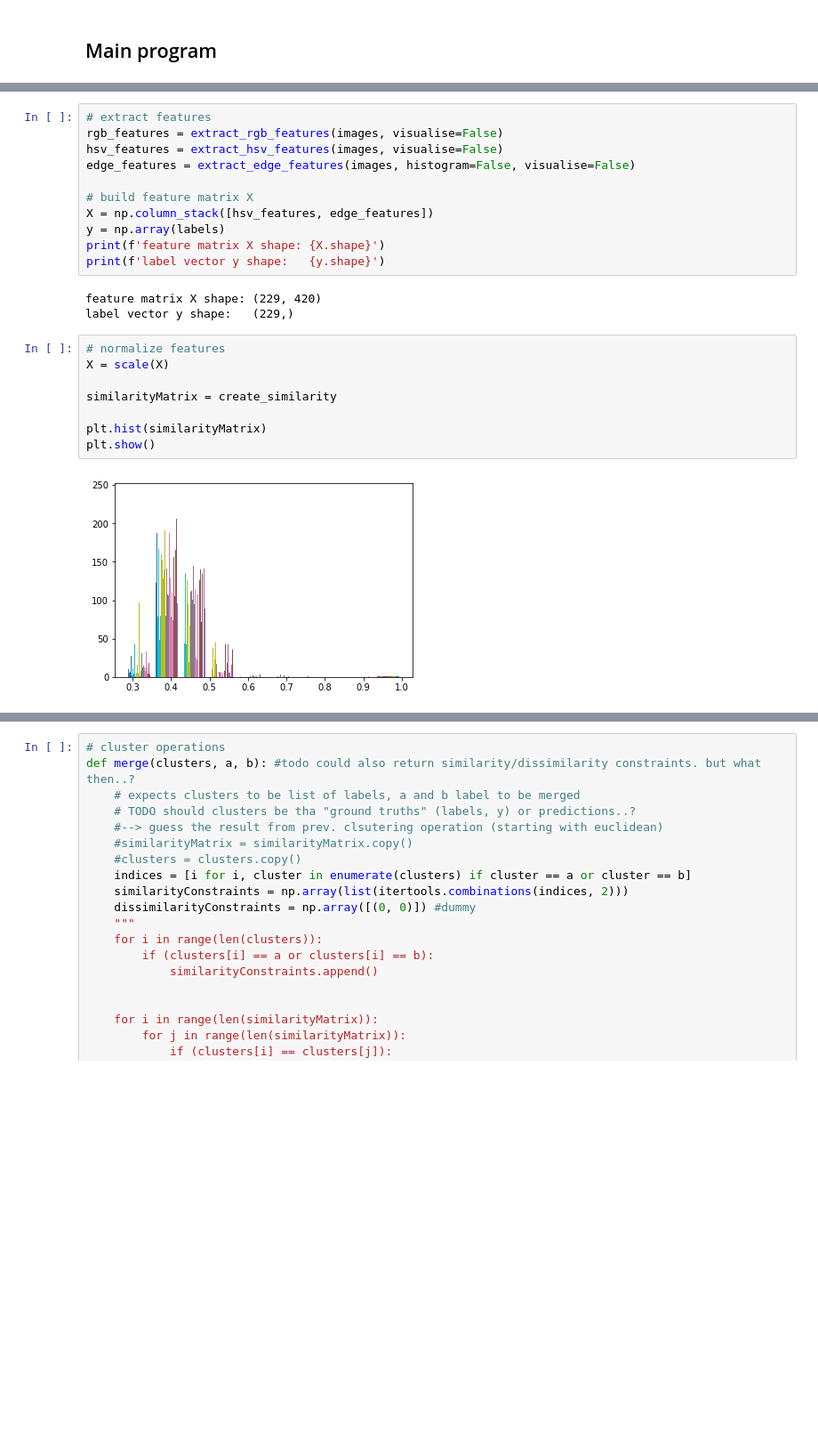
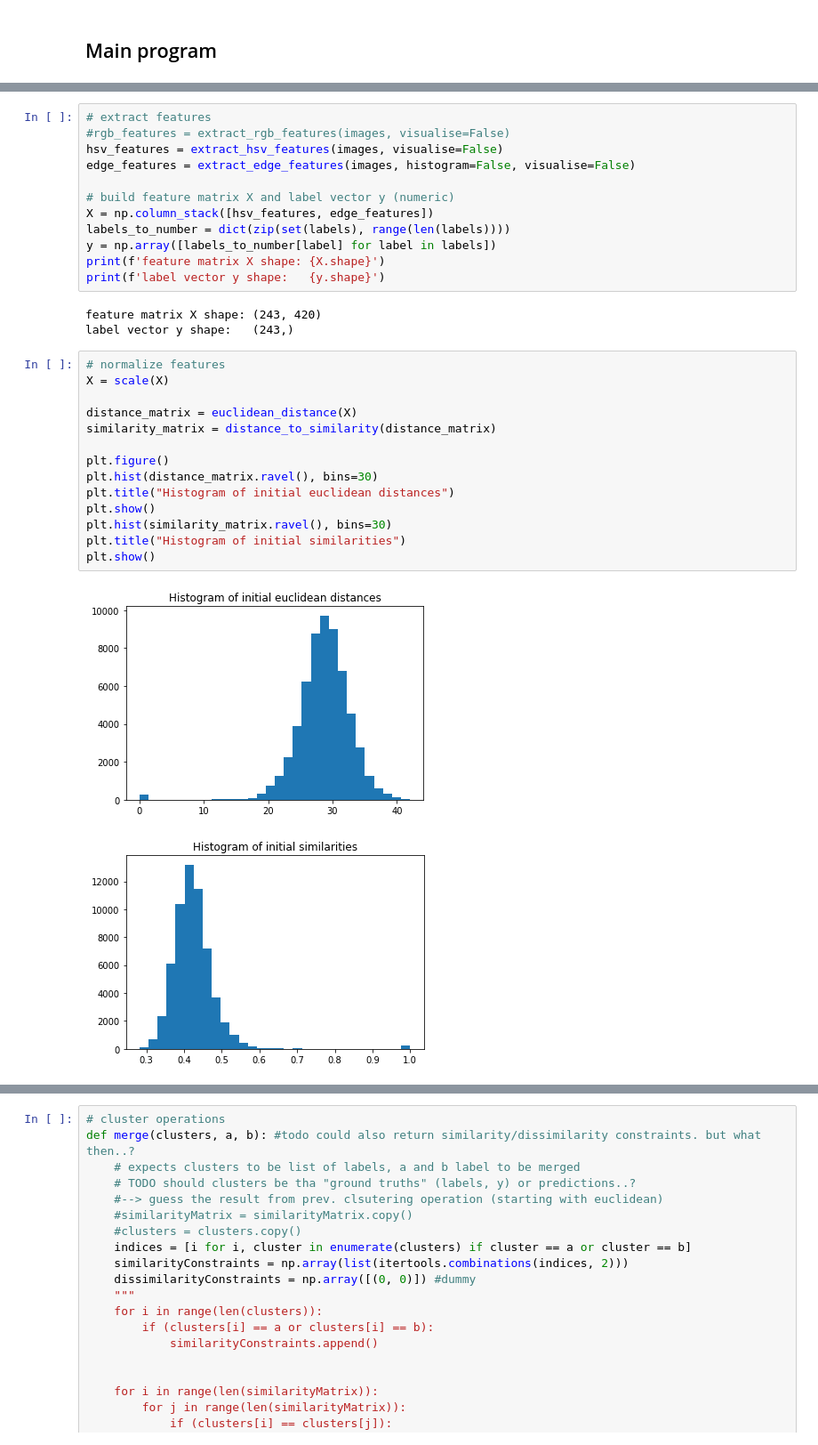
Before and after one commit to patricsteiner/image_clustering, a Jupyter notebook: intelligent_image_clustering.ipynb, the cells around one changed output, grey strips where cells are left out. Shown at 89% size. Drawn from its saved outputs; the diff is of its cells as text; blank space fills up the shorter version.

```diff
--- a/intelligent_image_clustering.ipynb
+++ b/intelligent_image_clustering.ipynb
@@ -191,27 +210,35 @@ prepared 229 images
 # %%
 # extract features
-rgb_features = extract_rgb_features(images, visualise=False)
+#rgb_features = extract_rgb_features(images, visualise=False)
 hsv_features = extract_hsv_features(images, visualise=False)
 edge_features = extract_edge_features(images, histogram=False, visualise=False)
 
-# build feature matrix X
+# build feature matrix X and label vector y (numeric)
 X = np.column_stack([hsv_features, edge_features])
-y = np.array(labels)
+labels_to_number = dict(zip(set(labels), range(len(labels))))
+y = np.array([labels_to_number[label] for label in labels])
 print(f'feature matrix X shape: {X.shape}')
 print(f'label vector y shape:   {y.shape}')
 # %% [output]
-feature matrix X shape: (229, 420)
-label vector y shape:   (229,)
+feature matrix X shape: (243, 420)
+label vector y shape:   (243,)
-# %%
-# normalize features
-X = scale(X)
-
-similarityMatrix = create_similarity
-
-plt.hist(similarityMatrix)
-plt.show()
-# %% [output]
-[figure, removed]
+# %%
+# normalize features
+X = scale(X)
+
+distance_matrix = euclidean_distance(X)
+similarity_matrix = distance_to_similarity(distance_matrix)
+
+plt.figure()
+plt.hist(distance_matrix.ravel(), bins=30)
+plt.title("Histogram of initial euclidean distances")
+plt.show()
+plt.hist(similarity_matrix.ravel(), bins=30)
+plt.title("Histogram of initial similarities")
+plt.show()
+# %% [output]
+[figure, added]
+[figure, added]
 # %%
 # cluster the images
 n_clusters = 12
```
Also changed, not shown: parts of 13 cells of this notebook.
